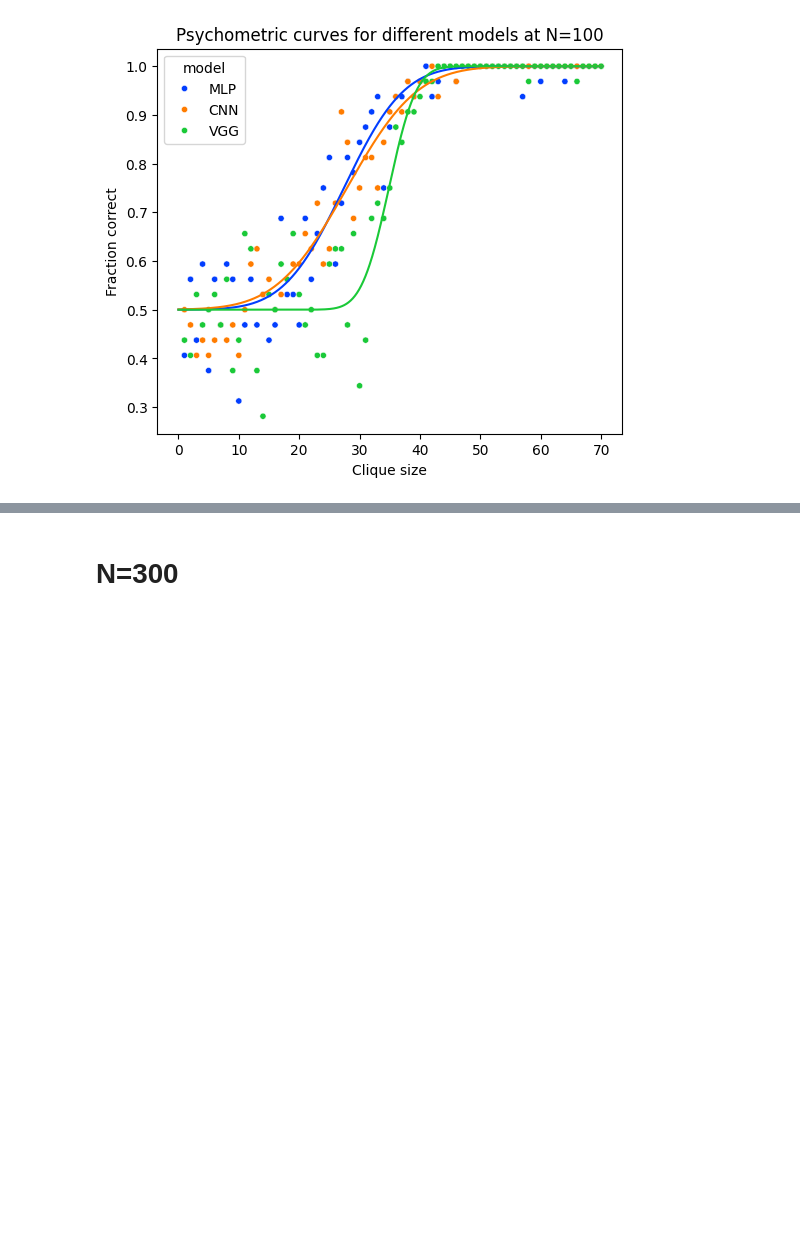
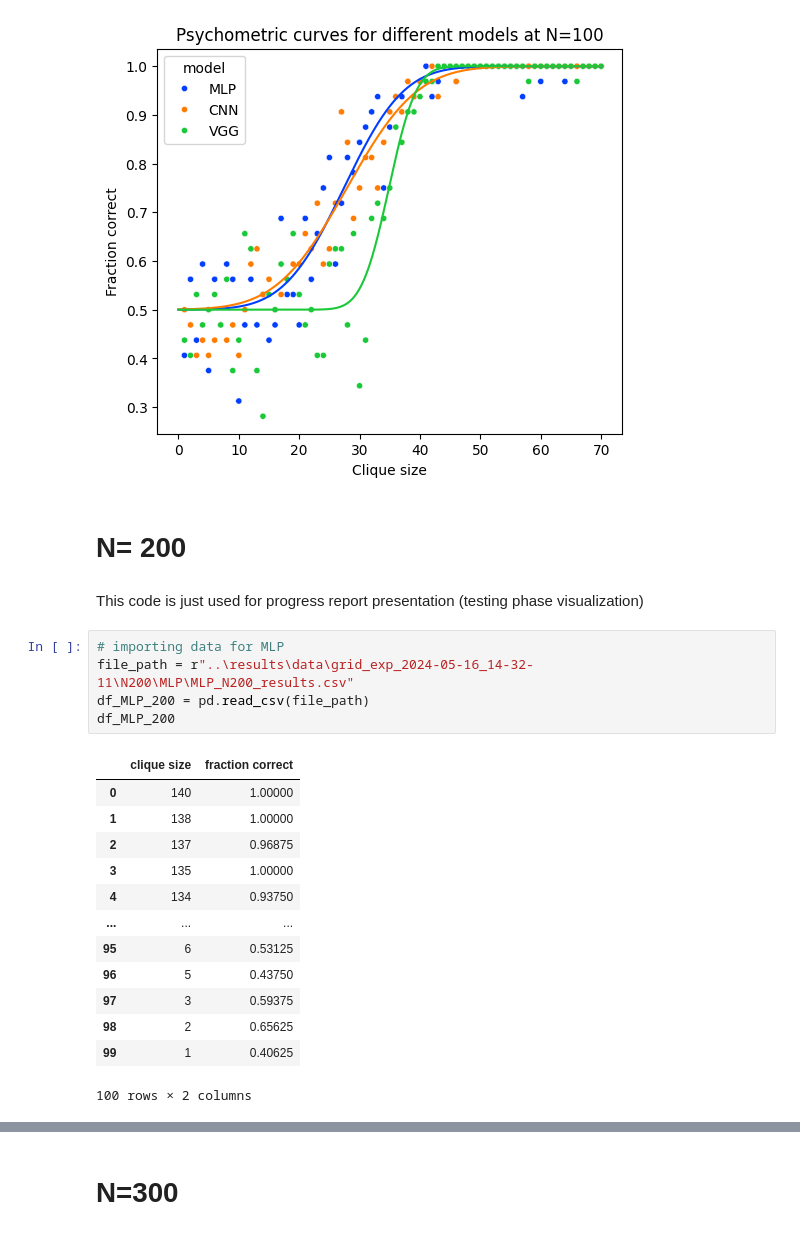
Before and after one commit to danieletirinnanzi/HUPLACLIP-NNs, a Jupyter notebook: scripts/data_fitting.ipynb, the cells around one changed output, grey strips where cells are left out. Cells and saved outputs as stored; diff of their text form; blank space fills up the shorter version.

```diff
--- a/scripts/data_fitting.ipynb
+++ b/scripts/data_fitting.ipynb
@@ -220,3 +220,26 @@ fig.savefig('../results/plots/single_experiments_N100_2024-04-24/models_comparis
 plt.show()
 # %% [output]
 [figure]
+# %% [markdown]
+# N= 200
+# %% [markdown]
+This code is just used for progress report presentation (testing phase visualization)
+# %%
+# importing data for MLP
+file_path = r"..\results\data\grid_exp_2024-05-16_14-32-11\N200\MLP\MLP_N200_results.csv"
+df_MLP_200 = pd.read_csv(file_path)
+df_MLP_200
+# %% [output]
+|  | clique size | fraction correct |
+| 0 | 140 | 1.00000 |
+| 1 | 138 | 1.00000 |
+| 2 | 137 | 0.96875 |
+| 3 | 135 | 1.00000 |
+| 4 | 134 | 0.93750 |
+| ... | ... | ... |
+| 95 | 6 | 0.53125 |
+| 96 | 5 | 0.43750 |
+| 97 | 3 | 0.59375 |
+| 98 | 2 | 0.65625 |
+| 99 | 1 | 0.40625 |
+100 rows × 2 columns
```
Also changed, not shown: parts of 2 cells of this notebook, 35 other files.
